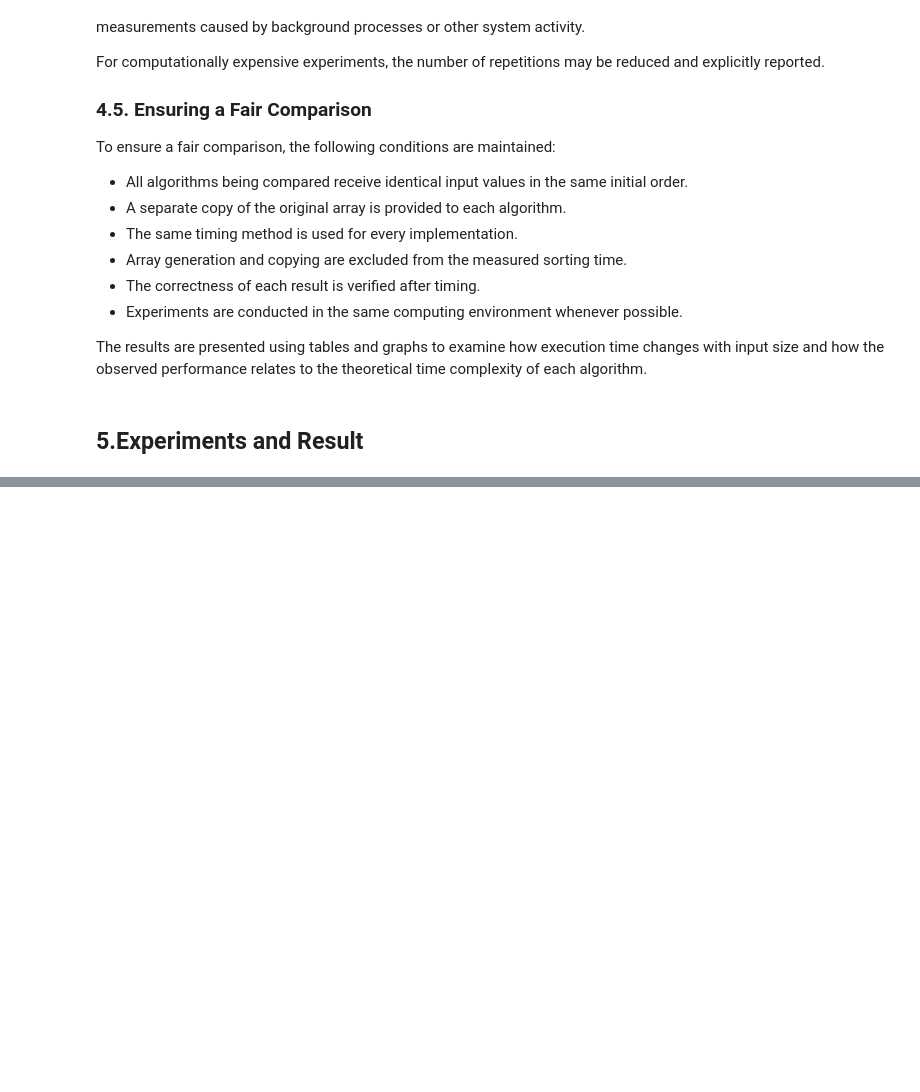
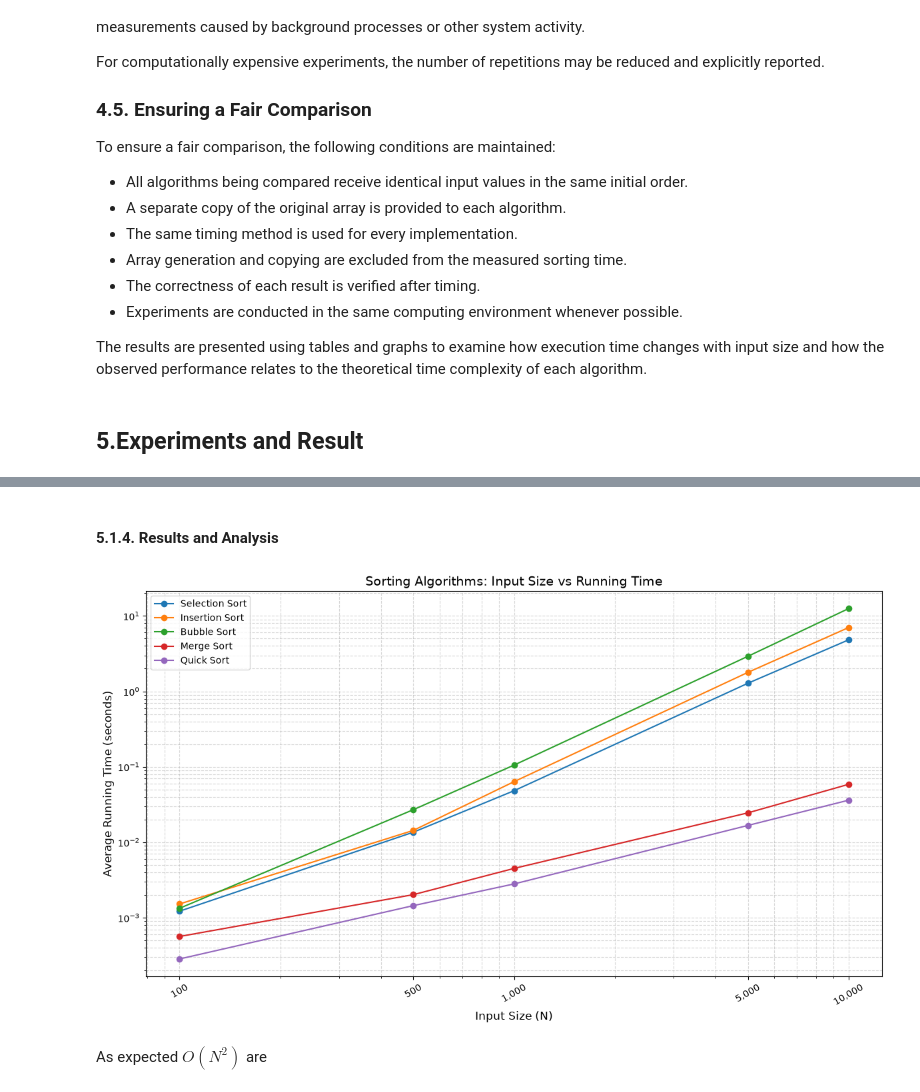
Before and after one commit to mnatova17-arch/Math-Concepts-For-Developers-Final-Course, a Jupyter notebook: implemenations.ipynb, the cells around one changed output, grey strips where cells are left out. Drawn from its saved outputs; the diff is of its cells as text; code cells hidden in the pictures; blank space fills up the shorter version.

Commit message:
Experiments 1 - Hypothesis, Method, Implementation, Results and Analysis

```diff
--- a/implemenations.ipynb
+++ b/implemenations.ipynb
@@ -281,0 +351,31 @@ Input Size (N) | Selection Sort | Insertion Sort | Bubble Sort    | Merge Sort
+# %% [markdown]
+#### 5.1.4. Results and Analysis
+# %%
+plt.figure(figsize=(12, 7))
+
+#
+for algo_name in my_algorithms.keys():
+    times = []
+
+    for size in GLOBAL_SIZES:
+        avg_times = experiment_results[size][algo_name]
+        times.append(avg_times)
+
+    plt.plot(GLOBAL_SIZES, times, marker="o", label=algo_name)
+
+plt.xlabel("Input Size (N)", fontsize=12)
+plt.ylabel("Average Running Time (seconds)", fontsize=12)
+plt.title("Sorting Algorithms: Input Size vs Running Time", fontsize=14)
+
+plt.xscale("log")
+plt.yscale("log")
+
+plt.xticks(GLOBAL_SIZES, [f"{size:,}" for size in GLOBAL_SIZES], rotation=30)
+plt.grid(True, which="both", linestyle="--", alpha=0.5)
+plt.legend(fontsize=10)
+plt.tight_layout()
+plt.show()
+# %% [output]
+[figure, added]
+# %% [markdown]
+As expected $O(N^2)$ are
```
Also changed, not shown: parts of 5 cells of this notebook.
